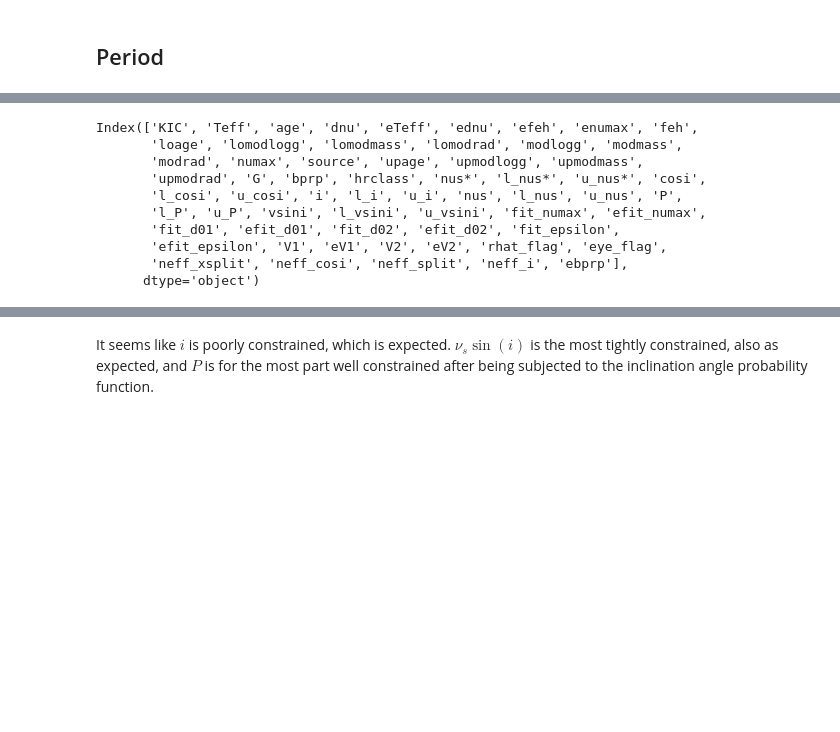
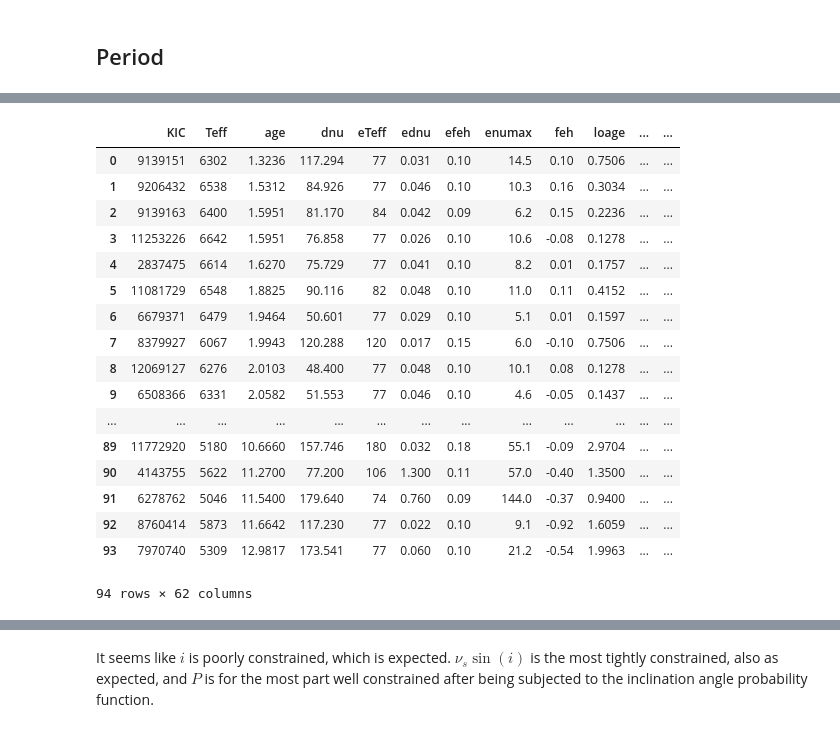
Before and after one commit to ojhall94/malatium, a Jupyter notebook: code/scripts/prior_checks.ipynb, the cells around one changed output, grey strips where cells are left out. Cells and saved outputs as stored; diff of their text form; code cells hidden in the pictures; blank space fills up the shorter version.

```diff
--- a/code/scripts/prior_checks.ipynb
+++ b/code/scripts/prior_checks.ipynb
@@ -70,13 +199,21 @@ We have 94 stars with results right now.
 # %%
-ati.columns
+ati
 # %% [output]
+|  | KIC | Teff | age | dnu | eTeff | ednu | efeh | enumax | feh | loage | ... | ... |
+| 0 | 9139151 | 6302 | 1.3236 | 117.294 | 77 | 0.031 | 0.10 | 14.5 | 0.10 | 0.7506 | ... | ... |
+| 1 | 9206432 | 6538 | 1.5312 | 84.926 | 77 | 0.046 | 0.10 | 10.3 | 0.16 | 0.3034 | ... | ... |
+| 2 | 9139163 | 6400 | 1.5951 | 81.170 | 84 | 0.042 | 0.09 | 6.2 | 0.15 | 0.2236 | ... | ... |
+| 3 | 11253226 | 6642 | 1.5951 | 76.858 | 77 | 0.026 | 0.10 | 10.6 | -0.08 | 0.1278 | ... | ... |
+| 4 | 2837475 | 6614 | 1.6270 | 75.729 | 77 | 0.041 | 0.10 | 8.2 | 0.01 | 0.1757 | ... | ... |
+| 5 | 11081729 | 6548 | 1.8825 | 90.116 | 82 | 0.048 | 0.10 | 11.0 | 0.11 | 0.4152 | ... | ... |
+| 6 | 6679371 | 6479 | 1.9464 | 50.601 | 77 | 0.029 | 0.10 | 5.1 | 0.01 | 0.1597 | ... | ... |
+| 7 | 8379927 | 6067 | 1.9943 | 120.288 | 120 | 0.017 | 0.15 | 6.0 | -0.10 | 0.7506 | ... | ... |
+| 8 | 12069127 | 6276 | 2.0103 | 48.400 | 77 | 0.048 | 0.10 | 10.1 | 0.08 | 0.1278 | ... | ... |
+| 9 | 6508366 | 6331 | 2.0582 | 51.553 | 77 | 0.046 | 0.10 | 4.6 | -0.05 | 0.1437 | ... | ... |
+| ... | ... | ... | ... | ... | ... | ... | ... | ... | ... | ... | ... | ... |
+| 89 | 11772920 | 5180 | 10.6660 | 157.746 | 180 | 0.032 | 0.18 | 55.1 | -0.09 | 2.9704 | ... | ... |
+| 90 | 4143755 | 5622 | 11.2700 | 77.200 | 106 | 1.300 | 0.11 | 57.0 | -0.40 | 1.3500 | ... | ... |
+| 91 | 6278762 | 5046 | 11.5400 | 179.640 | 74 | 0.760 | 0.09 | 144.0 | -0.37 | 0.9400 | ... | ... |
+| 92 | 8760414 | 5873 | 11.6642 | 117.230 | 77 | 0.022 | 0.10 | 9.1 | -0.92 | 1.6059 | ... | ... |
+| 93 | 7970740 | 5309 | 12.9817 | 173.541 | 77 | 0.060 | 0.10 | 21.2 | -0.54 | 1.9963 | ... | ... |
-Index(['KIC', 'Teff', 'age', 'dnu', 'eTeff', 'ednu', 'efeh', 'enumax', 'feh',
-       'loage', 'lomodlogg', 'lomodmass', 'lomodrad', 'modlogg', 'modmass',
-       'modrad', 'numax', 'source', 'upage', 'upmodlogg', 'upmodmass',
-       'upmodrad', 'G', 'bprp', 'hrclass', 'nus*', 'l_nus*', 'u_nus*', 'cosi',
-       'l_cosi', 'u_cosi', 'i', 'l_i', 'u_i', 'nus', 'l_nus', 'u_nus', 'P',
-       'l_P', 'u_P', 'vsini', 'l_vsini', 'u_vsini', 'fit_numax', 'efit_numax',
-       'fit_d01', 'efit_d01', 'fit_d02', 'efit_d02', 'fit_epsilon',
-       'efit_epsilon', 'V1', 'eV1', 'V2', 'eV2', 'rhat_flag', 'eye_flag',
-       'neff_xsplit', 'neff_cosi', 'neff_split', 'neff_i', 'ebprp'],
-      dtype='object')
+94 rows × 62 columns
```
Also changed, not shown: parts of 8 cells of this notebook.
